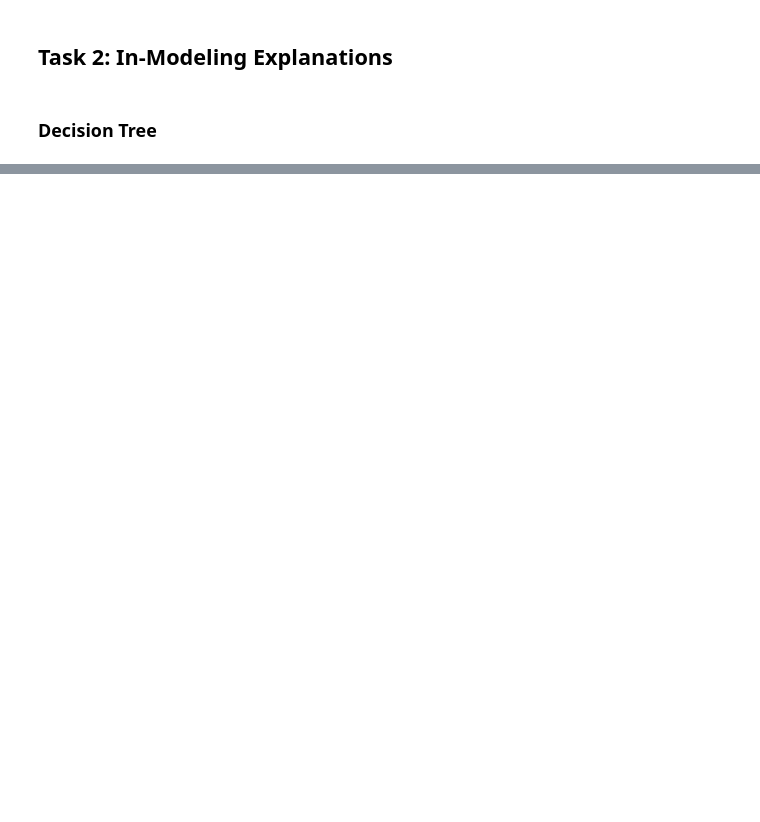
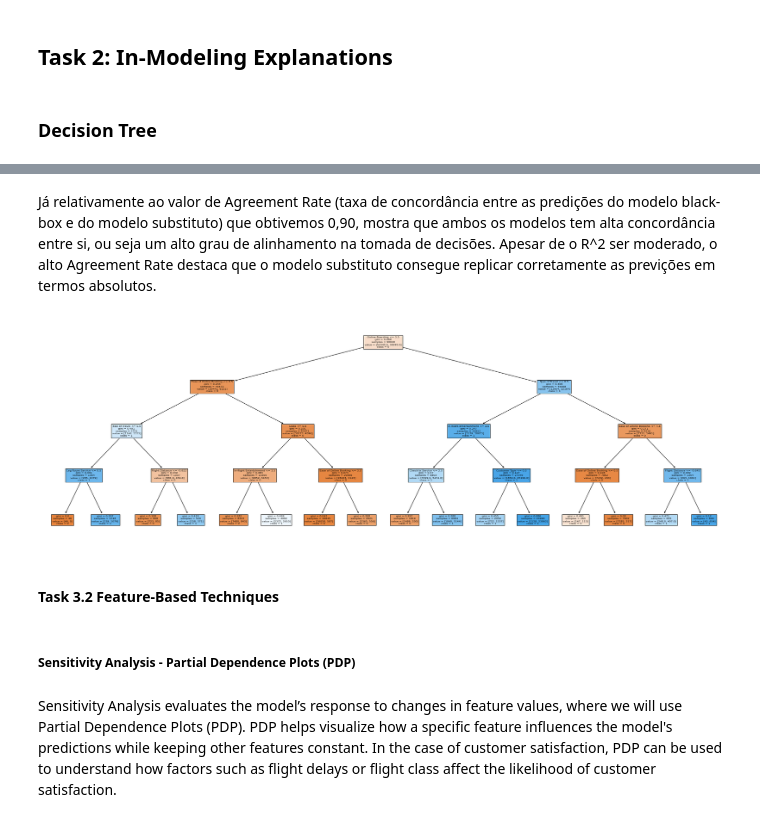
Before and after one commit to GBrochado/Airline-Passenger-Satisfaction-XAI, a Jupyter notebook: TAAC_Project2.ipynb, the cells around one changed output, grey strips where cells are left out. Saved outputs shown, nothing was run; the diff lists cells and outputs as text; code cells hidden in the pictures; blank space fills up the shorter version.

```diff
--- a/TAAC_Project2.ipynb
+++ b/TAAC_Project2.ipynb
@@ -389,0 +491,11 @@ A partir do modelo treinado, analisar a importância global de cada variável (e
+# %%
+model = XGBClassifier(
+    objective="binary:logistic",
+    eval_metric=["logloss", "auc"],
+    use_label_encoder=False,
+    random_state=42,
+    n_estimators=200,
+)
+
+#Treinar o modelo com as alterações feitas
+model.fit(X_train2, y_train2)
@@ -389,0 +541,8 @@ A partir do modelo treinado, analisar a importância global de cada variável (e
+# %%
+# Obter as predições do modelo XGBoost para o conjunto de treino
+y_pred_train_xgb = model.predict(X_train2)
+
+surrogate_model = DecisionTreeClassifier(max_depth=4)
+surrogate_model.fit(X_train2, y_pred_train_xgb)
+
+y_pred_surrogate = surrogate_model.predict(X_test2)
@@ -389,0 +566,20 @@ A partir do modelo treinado, analisar a importância global de cada variável (e
+# %% [markdown]
+Já relativamente ao valor de Agreement Rate (taxa de concordância entre as predições do modelo black-box e do modelo substituto) que obtivemos 0,90, mostra que ambos os modelos tem alta concordância entre si, ou seja um alto grau de alinhamento na tomada de decisões. Apesar de o R^2 ser moderado, o alto Agreement Rate destaca que o modelo substituto consegue replicar corretamente as previções em termos absolutos.
+# %%
+plt.figure(figsize=(30, 10))
+plot_tree(
+    surrogate_model,
+    feature_names=X.columns,
+    class_names=[str(cls) for cls in surrogate_model.classes_],  # Converte para strings
+    filled=True
+)
+plt.savefig("decision_tree.png", dpi=300, bbox_inches="tight")  # Salvar como PNG com alta resolução
+plt.show()
+# %% [output]
+[figure, added]
+# %% [markdown]
+#### Task 3.2 Feature-Based Techniques
+# %% [markdown]
+##### Sensitivity Analysis - Partial Dependence Plots (PDP)
+# %% [markdown]
+Sensitivity Analysis evaluates the model’s response to changes in feature values, where we will use Partial Dependence Plots (PDP). PDP helps visualize how a specific feature influences the model's predictions while keeping other features constant. In the case of customer satisfaction, PDP can be used to understand how factors such as flight delays or flight class affect the likelihood of customer satisfaction.
```
Also changed, not shown: parts of 73 cells of this notebook.
